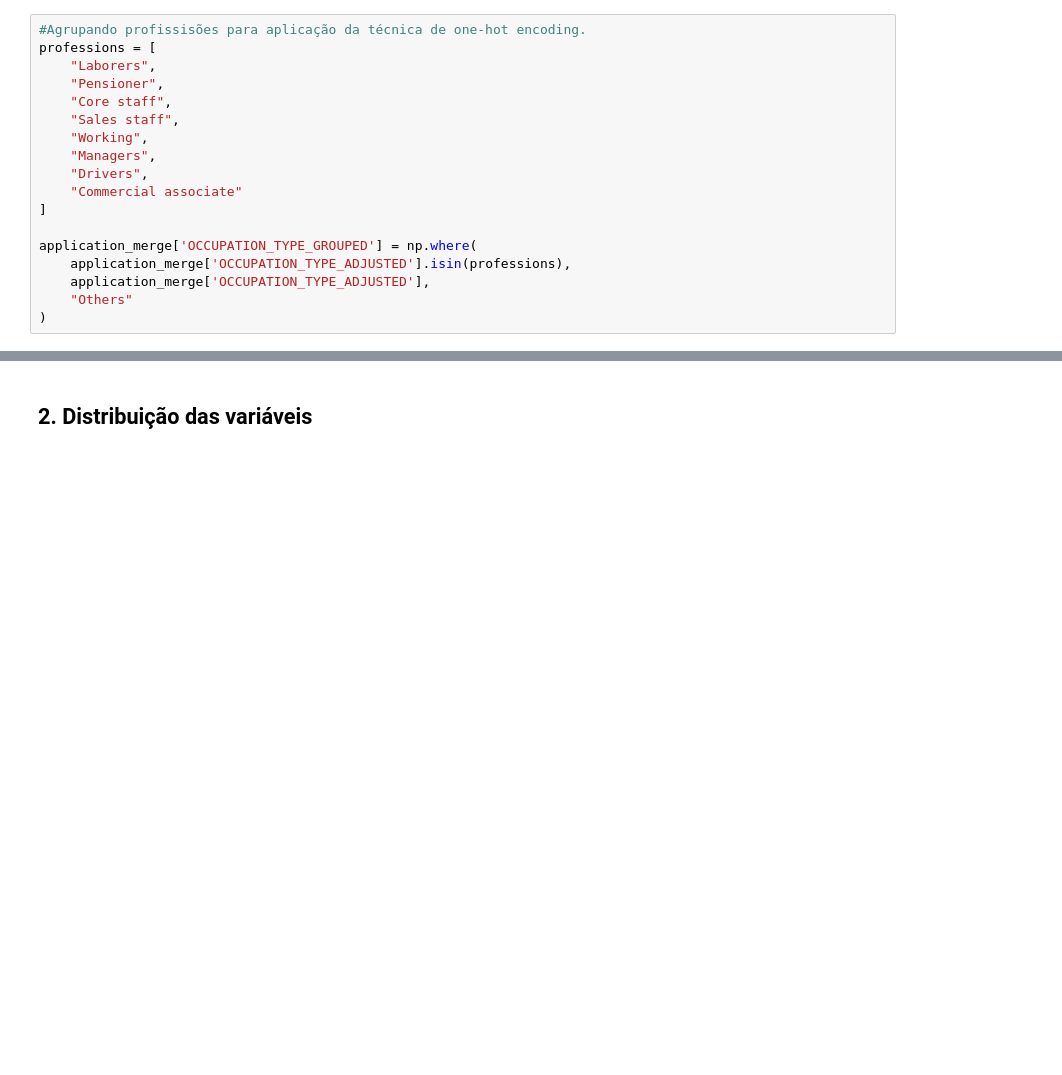
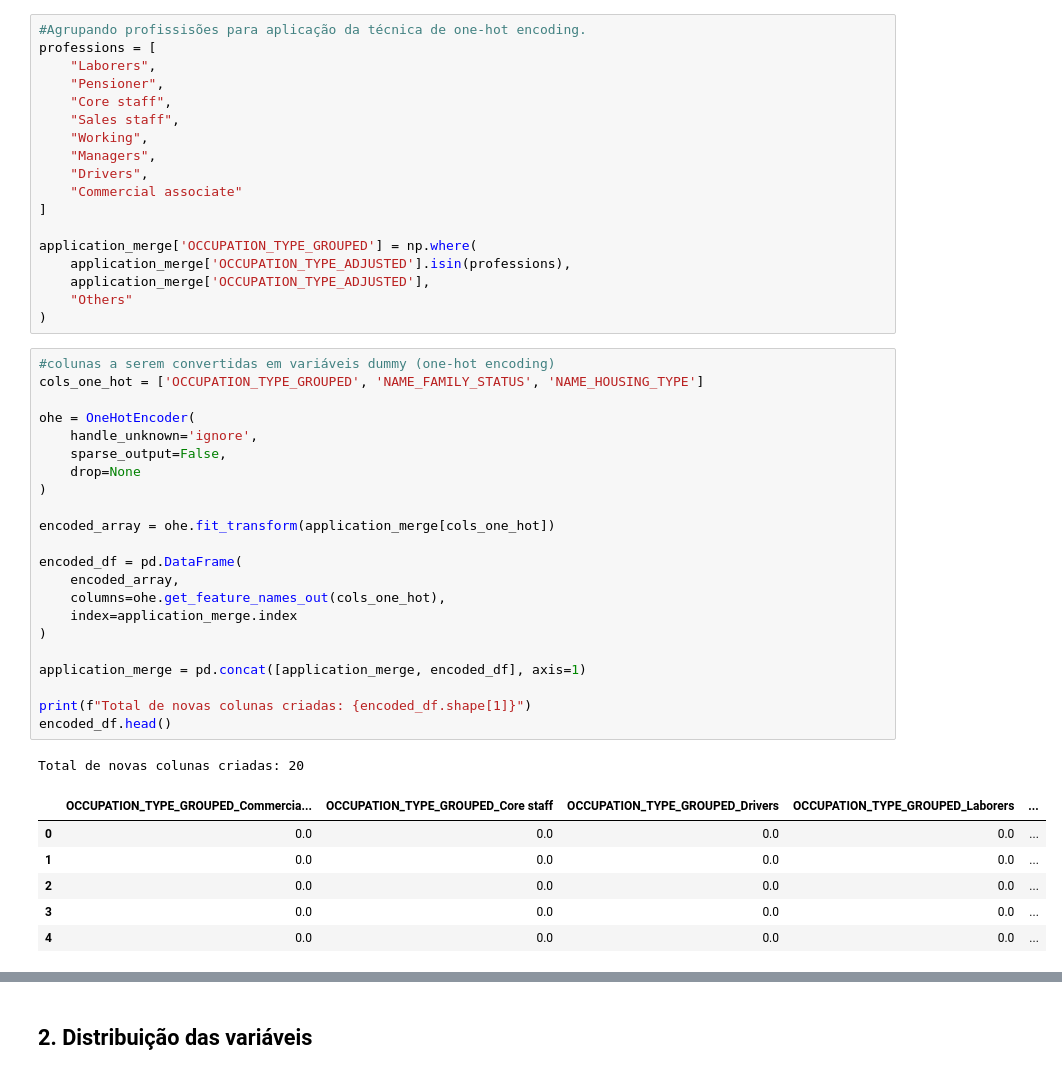
Before and after one commit to a-marcia0/rm377793-postech-tech-challenge-fase2, a Jupyter notebook: notebooks/01_eda.ipynb, the cells around one changed output, grey strips where cells are left out. Drawn from its saved outputs; the diff is of its cells as text; blank space fills up the shorter version.

```diff
--- a/notebooks/01_eda.ipynb
+++ b/notebooks/01_eda.ipynb
@@ -234,5 +396,35 @@ application_merge['OCCUPATION_TYPE_GROUPED'] = np.where(
     application_merge['OCCUPATION_TYPE_ADJUSTED'],
     "Others"
 )
+# %%
+#colunas a serem convertidas em variáveis dummy (one-hot encoding)
+cols_one_hot = ['OCCUPATION_TYPE_GROUPED', 'NAME_FAMILY_STATUS', 'NAME_HOUSING_TYPE']
+
+ohe = OneHotEncoder(
+    handle_unknown='ignore',
+    sparse_output=False,
+    drop=None
+)
+
+encoded_array = ohe.fit_transform(application_merge[cols_one_hot])
+
+encoded_df = pd.DataFrame(
+    encoded_array,
+    columns=ohe.get_feature_names_out(cols_one_hot),
+    index=application_merge.index
+)
+
+application_merge = pd.concat([application_merge, encoded_df], axis=1)
+
+print(f"Total de novas colunas criadas: {encoded_df.shape[1]}")
+encoded_df.head()
+# %% [output]
+Total de novas colunas criadas: 20
+|  | OCCUPATION_TYPE_GROUPED_Commercia... | OCCUPATION_TYPE_GROUPED_Core staff | OCCUPATION_TYPE_GROUPED_Drivers | OCCUPATION_TYPE_GROUPED_Laborers | ... |
+| 0 | 0.0 | 0.0 | 0.0 | 0.0 | ... |
+| 1 | 0.0 | 0.0 | 0.0 | 0.0 | ... |
+| 2 | 0.0 | 0.0 | 0.0 | 0.0 | ... |
+| 3 | 0.0 | 0.0 | 0.0 | 0.0 | ... |
+| 4 | 0.0 | 0.0 | 0.0 | 0.0 | ... |
 # %%
 application_merge.head(1).T
```
Also changed, not shown: parts of 37 cells of this notebook, 2 other files.
